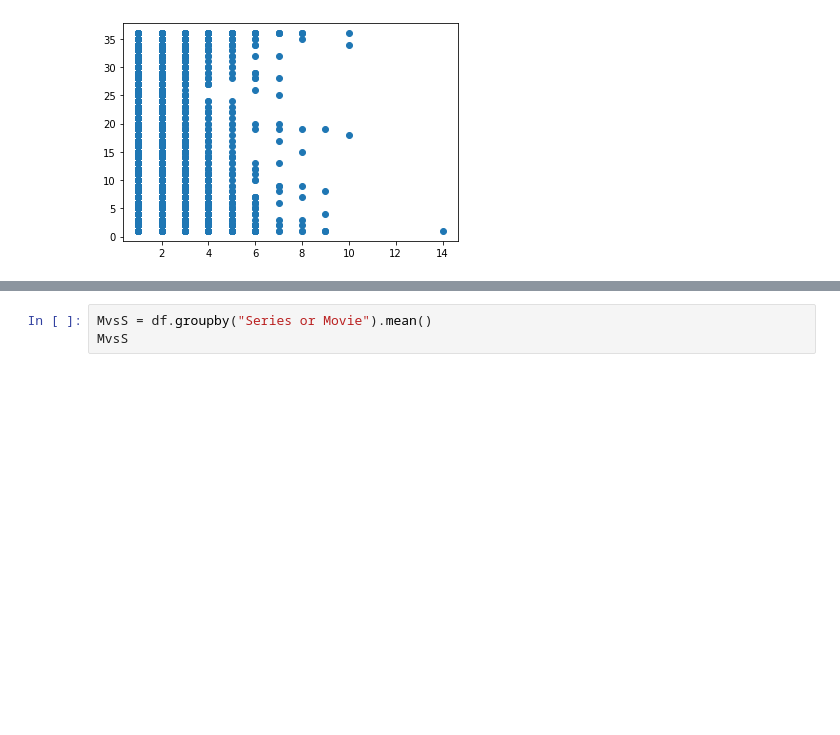
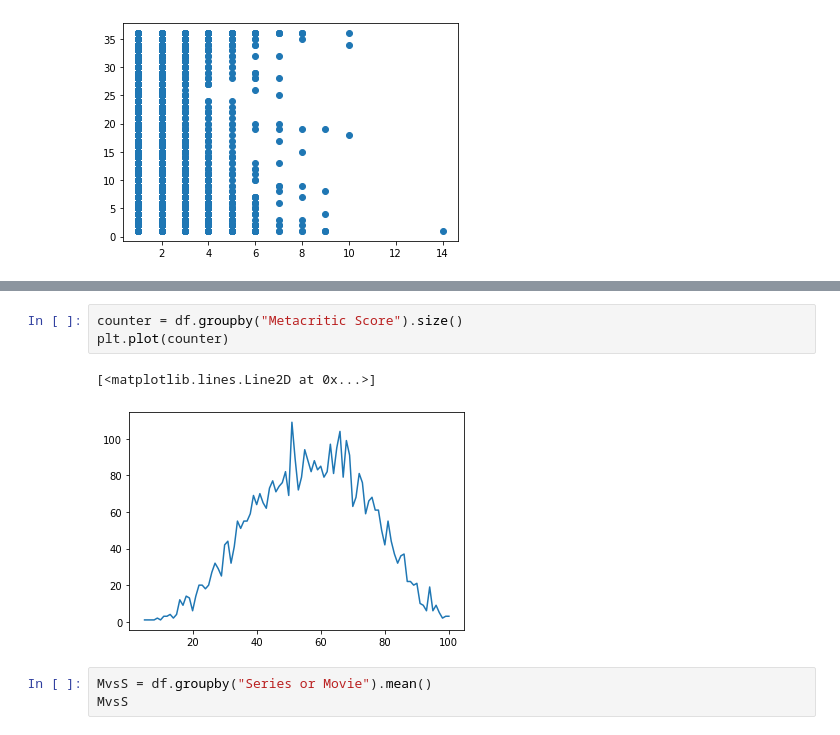
Before and after one commit to DJH961/NetflixProject, a Jupyter notebook: notebook.ipynb, the cells around one changed output, grey strips where cells are left out. Cells and saved outputs as stored; diff of their text form; blank space fills up the shorter version.

```diff
--- a/notebook.ipynb
+++ b/notebook.ipynb
@@ -62,3 +80,9 @@ plt.plot(ScorevsCountry.index, ScorevsCountry["Country Availability"])
+# %%
+counter = df.groupby("Metacritic Score").size()
+plt.plot(counter)
+# %% [output]
+[<matplotlib.lines.Line2D at 0x...>]
+[figure, added]
 # %%
 MvsS = df.groupby("Series or Movie").mean()
 MvsS
```
Also changed, not shown: parts of 2 cells of this notebook.
